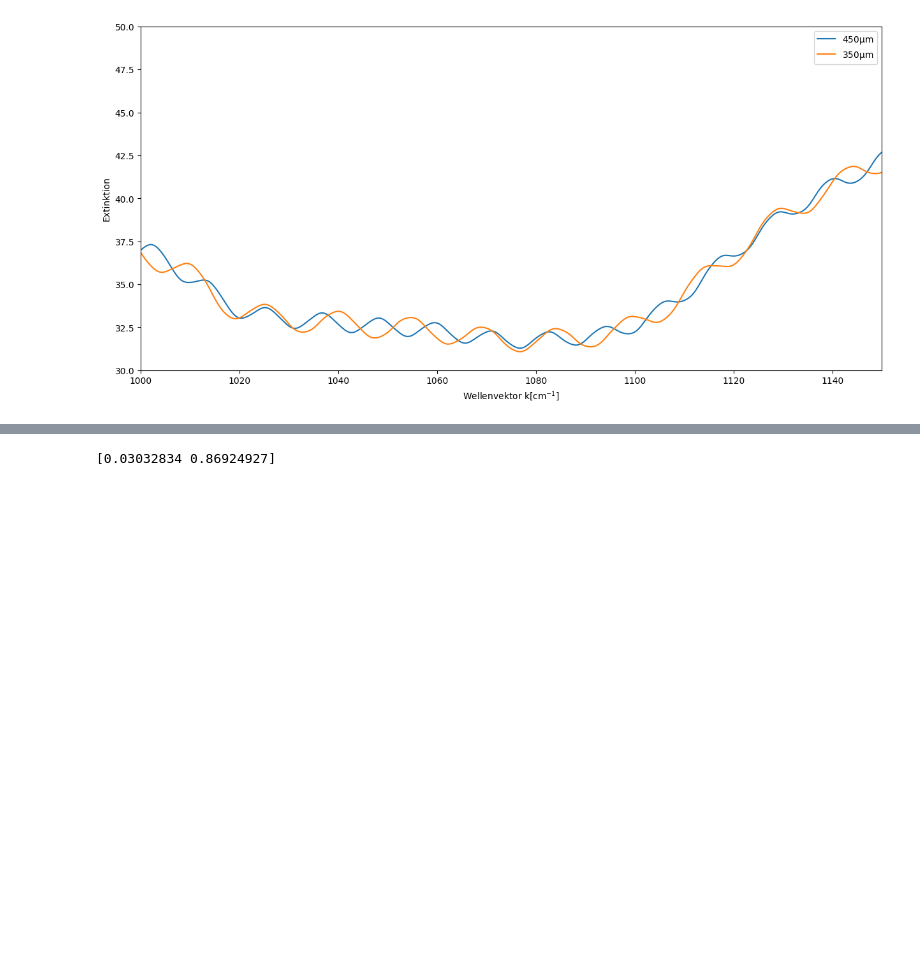
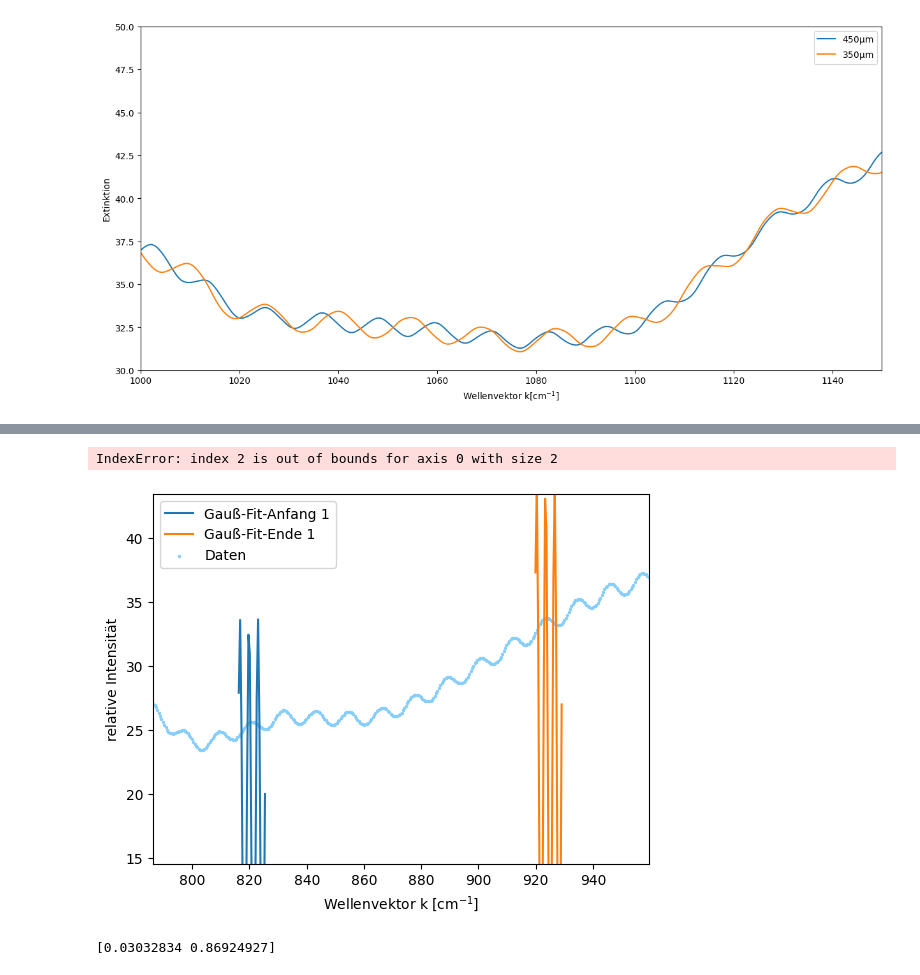
Before and after one commit to iLoveeMilkaa/M1-Lab, a Jupyter notebook: Aufgabe 3 Flüssigkeit.ipynb, the cells around one changed output, grey strips where cells are left out. Drawn from its saved outputs; the diff is of its cells as text; code cells hidden in the pictures; blank space fills up the shorter version.

```diff
--- a/Aufgabe 3 Flüssigkeit.ipynb
+++ b/Aufgabe 3 Flüssigkeit.ipynb
@@ -68,29 +68,20 @@ Text(0.5, 0, 'Wellenvektor k$ [\\mathrm{cm}^{-1}]$')
 def gaus(x,a,x0,sigma):
         return a*np.exp(-(x-x0)**2/(2*sigma**2))
 
-def calcthickness(mean,sigma,mean2,sigma2,array1,array2,d1,d2,d3,d4,k,name,a=1):
+def calcthickness(mean,sigma,mean2,sigma2,array1,d1,d2,d3,d4,k,name,a=1):
     x1a = np.asarray(array1[d1:d2,0])
-    x2a = np.asarray(array2[d1:d2,0])
     x1e = np.asarray(array1[d3:d4,0])
-    x2e = np.asarray(array2[d3:d4,0])
 
     y1a = np.asarray(array1[d1:d2,1])
-    y2a = np.asarray(array2[d1:d2,1])
     y1e = np.asarray(array1[d3:d4,1])
-    y2e = np.asarray(array2[d3:d4,1])
 
     #fit gaussian
     popt1,pcov1 = curve_fit(gaus,x1a,y1a,p0=[a,mean,sigma])
-    popt2,pcov2 = curve_fit(gaus,x2a,y2a, p0=[a,mean,sigma])
     popt3,pcov3 = curve_fit(gaus,x1e,y1e,p0=[a,mean2,sigma2])
-    popt4,pcov4 = curve_fit(gaus,x2e,y2e, p0=[a,mean2,sigma2])
 
     plt.plot(x1a, gaus(x1a,*popt1), label='Gauß-Fit-Anfang 1')
     plt.plot(x1e, gaus(x1e,*popt3), label='Gauß-Fit-Ende 1')
     plt.scatter(array1[:,0],array1[:,1],c="lightskyblue",s=2,label="Daten")
-    plt.plot(x2a, gaus(x2a,*popt2), label='Gauß-Fit-Anfang 2')
-    plt.plot(x2e, gaus(x2e,*popt4), label='Gauß-Fit-Ende 2')
-    plt.scatter(array2[:,0],array2[:,1],c="khaki",s=2,label="Daten")
     plt.legend(loc=2)
     plt.xlabel(r"Wellenvektor k $[\mathrm{cm^{-1}}]$")
     plt.ylabel("relative Intensität")
@@ -99,13 +90,11 @@ def calcthickness(mean,sigma,mean2,sigma2,array1,array2,d1,d2,d3,d4,k,name,a=1):
     plt.savefig("schichtdicke/del"+name+".pdf")
 
     n = 1.37927
-    dk1 = popt3[1] - popt1[1]
-    dk2 = popt4[1] - popt2[1]
-    dk = (dk1+dk2)/2
+    dk = popt3[1] - popt1[1]
     d = k/(2*n*dk)
-    udk1 = np.sqrt((popt3[2])**2+(popt1[2])**2)
-    udk2 = np.sqrt((popt4[2])**2+(popt2[2])**2)
-    udk = np.sqrt((udk1*0.5)**2+(udk2*0.5)**2)
+
+    udk = np.sqrt((popt3[2])**2+(popt1[2])**2)
     ud = np.sqrt((udk*(-(k)/(2*n*dk**2)))**2)
+
     print("Schichtdicke= "+str(np.round(d*10000,2)),"; ","Messfehler= "+str(np.round(ud*10000,2)))
     print("Abstand der Maxima= "+str(np.round(dk,2)))
@@ -130,7 +161,10 @@ xax = np.arange(0,len(_450micro_std[:,1]))
 # plt.ylim(c,d)
 # plt.show()
 # %%
-#calcthickness(820,5,925,5,_450micro_std,_350micro_std,1145,1165,1360,1380,2,"450-350")
+calcthickness(0,0,_450micro_std,1145,1165,1360,1380,2,"450")
+# %% [output]
+IndexError: index 2 is out of bounds for axis 0 with size 2
+[figure, added]
 # %%
 #calcthickness(750,5,1245,5,_60micro_std,_40micro_std,980,1060,2000,2060,2,"60-40")
 # %%
```
Also changed, not shown: parts of 2 cells of this notebook, 1 other file.
